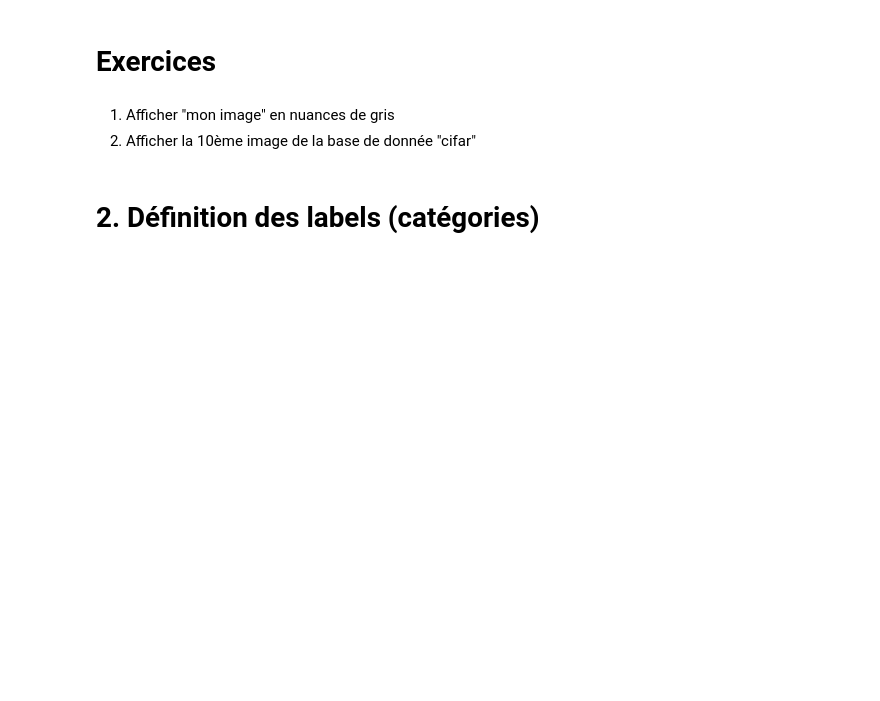
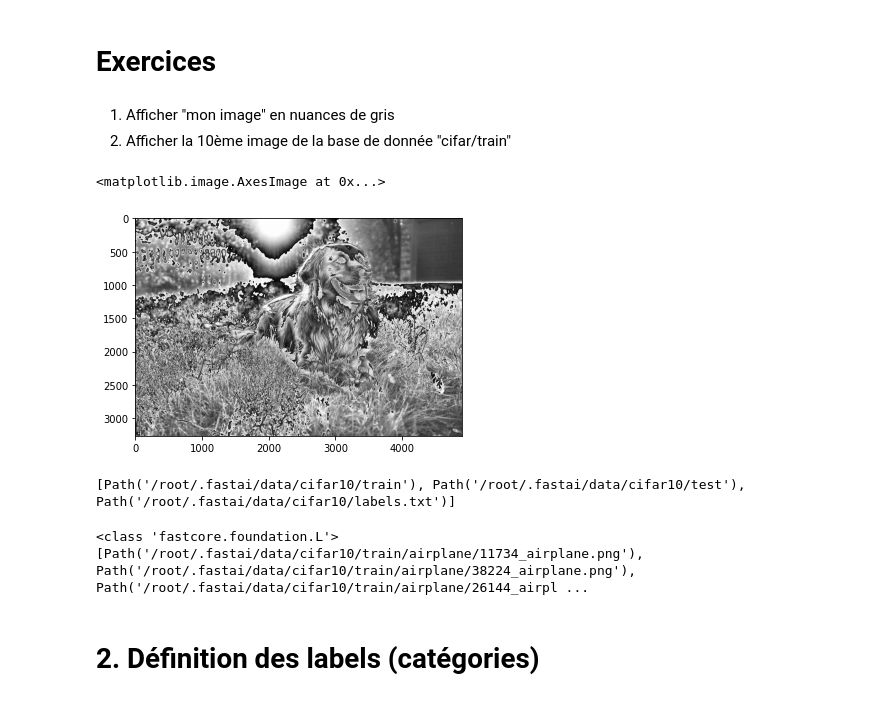
Before and after one commit to Nacim007/FastIA, a Jupyter notebook: Fastai_Seance3.ipynb, the cells around one changed output. Drawn from its saved outputs; the diff is of its cells as text; code cells hidden in the pictures; blank space fills up the shorter version.

```diff
--- a/Fastai_Seance3.ipynb
+++ b/Fastai_Seance3.ipynb
@@ -101,7 +89,30 @@ plt.imshow(im.permute(1,2,0))
 # Exercices
 # %% [markdown]
 1. Afficher "mon image" en nuances de gris
-2. Afficher la 10ème image de la base de donnée "cifar"
+2. Afficher la 10ème image de la base de donnée "cifar/train"
+# %%
+mon_image = mes_images[1]
+im = read_image(mon_image)
+# im[0] = 1
+# plt.imshow(im.permute(1,2,0))
+#--------
+im_gray = im[0,:,:]+im[1,:,:]+im[2,:,:]
+plt.imshow(im_gray,cmap="gray")
+# %% [output]
+<matplotlib.image.AxesImage at 0x...>
+[figure, added]
+# %%
+cifarPATH = untar_data(URLs.CIFAR) #checker les autres databases dispo
+print(cifarPATH.ls())
+# %% [output]
+[Path('/root/.fastai/data/cifar10/train'), Path('/root/.fastai/data/cifar10/test'), Path('/root/.fastai/data/cifar10/labels.txt')]
+# %%
+cifarFiles = get_image_files(cifarPATH/"train/airplane")
+print(type(cifarFiles))
+print(cifarFiles[:10])
+# %% [output]
+<class 'fastcore.foundation.L'>
+[Path('/root/.fastai/data/cifar10/train/airplane/11734_airplane.png'), Path('/root/.fastai/data/cifar10/train/airplane/38224_airplane.png'), Path('/root/.fastai/data/cifar10/train/airplane/26144_airpl ...
 # %% [markdown]
 # 2. Définition des labels (catégories)
 # %% [markdown]
```
Also changed, not shown: parts of 14 cells of this notebook.
